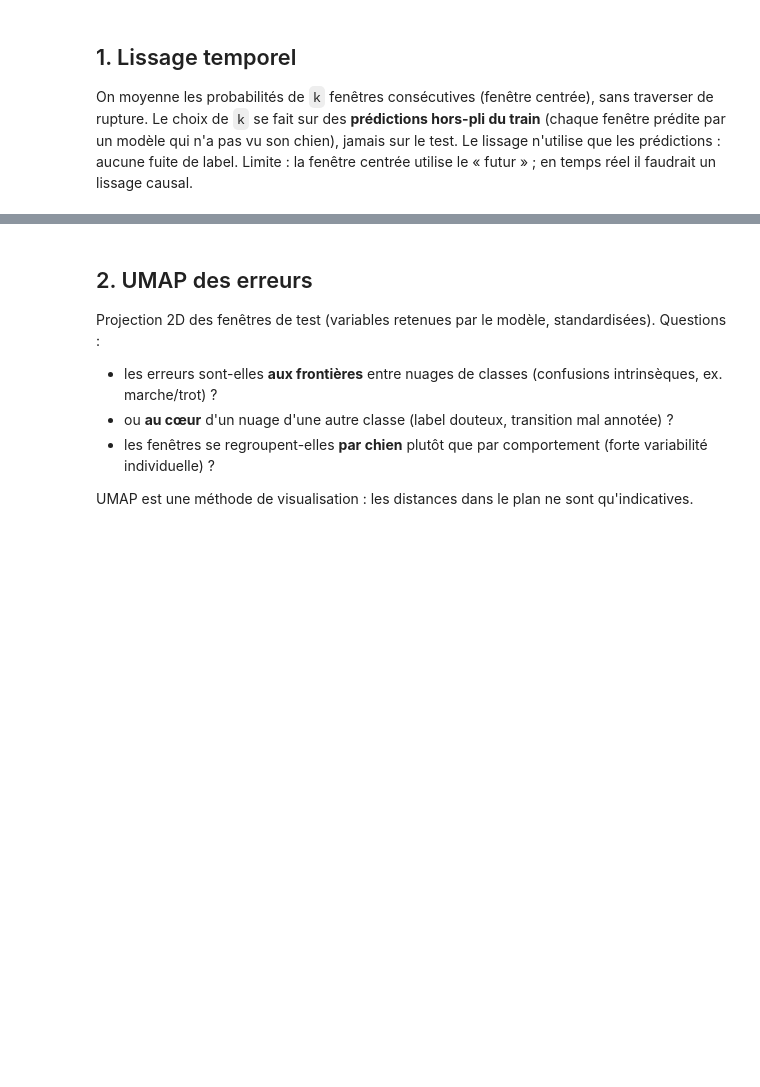
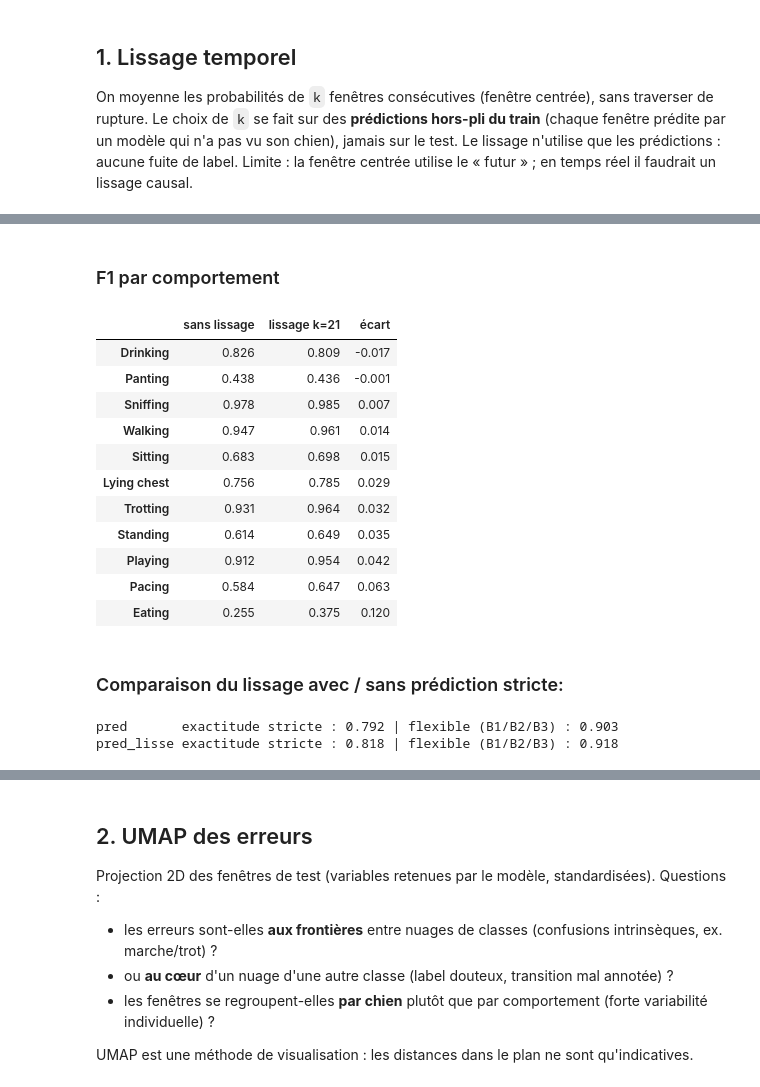
Before and after one commit to aporchet/dog-behavior-analysis, a Jupyter notebook: notebooks/07_analyses_bonus.ipynb, the cells around one changed output, grey strips where cells are left out. Cells and saved outputs as stored; diff of their text form; code cells hidden in the pictures; blank space fills up the shorter version.

```diff
--- a/notebooks/07_analyses_bonus.ipynb
+++ b/notebooks/07_analyses_bonus.ipynb
@@ -84,3 +121,36 @@ d, t = pred_test[["DogID", "TestNum"]].iloc[0]
 seance = pred_test[(pred_test["DogID"] == d) & (pred_test["TestNum"] == t)]
 viz.plot_timeline(seance, pred_col="pred", show=("behavior_1",), title=f"Chien {d} - sans lissage").show()
 viz.plot_timeline(seance, pred_col="pred_lisse", show=("behavior_1",), title=f"Chien {d} - avec lissage k={k_opt}").show()
+# %% [markdown]
+### F1 par comportement
+# %%
+from sklearn.metrics import f1_score
+classes_presentes = sorted(set(pred_test["target"]))
+par_classe = pd.DataFrame({
+    "sans lissage": f1_score(pred_test["target"], pred_test["pred"], labels=classes_presentes, average=None),
+    f"lissage k={k_opt}": f1_score(pred_test["target"], pred_test["pred_lisse"], labels=classes_presentes, average=None),
+}, index=classes_presentes)
+par_classe["écart"] = par_classe.iloc[:, 1] - par_classe.iloc[:, 0]
+display(par_classe.sort_values("écart").round(3))
+# %% [output]
+|  | sans lissage | lissage k=21 | écart |
+| Drinking | 0.826 | 0.809 | -0.017 |
+| Panting | 0.438 | 0.436 | -0.001 |
+| Sniffing | 0.978 | 0.985 | 0.007 |
+| Walking | 0.947 | 0.961 | 0.014 |
+| Sitting | 0.683 | 0.698 | 0.015 |
+| Lying chest | 0.756 | 0.785 | 0.029 |
+| Trotting | 0.931 | 0.964 | 0.032 |
+| Standing | 0.614 | 0.649 | 0.035 |
+| Playing | 0.912 | 0.954 | 0.042 |
+| Pacing | 0.584 | 0.647 | 0.063 |
+| Eating | 0.255 | 0.375 | 0.120 |
+# %% [markdown]
+### Comparaison du lissage avec / sans prédiction stricte:
+# %%
+for col in ("pred", "pred_lisse"):
+    print(f"{col:10s} exactitude stricte : {(pred_test[col] == pred_test['target']).mean():.3f}"
+          f" | flexible (B1/B2/B3) : {evaluation.flexible_correct(pred_test, col).mean():.3f}")
+# %% [output]
+pred       exactitude stricte : 0.792 | flexible (B1/B2/B3) : 0.903
+pred_lisse exactitude stricte : 0.818 | flexible (B1/B2/B3) : 0.918
```
Also changed, not shown: parts of 9 cells of this notebook, 8 other files.
